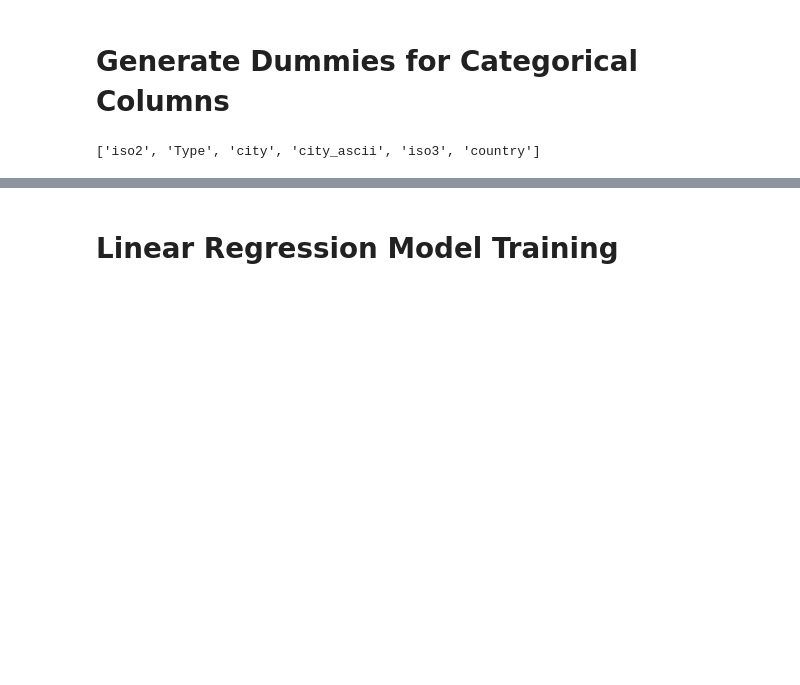
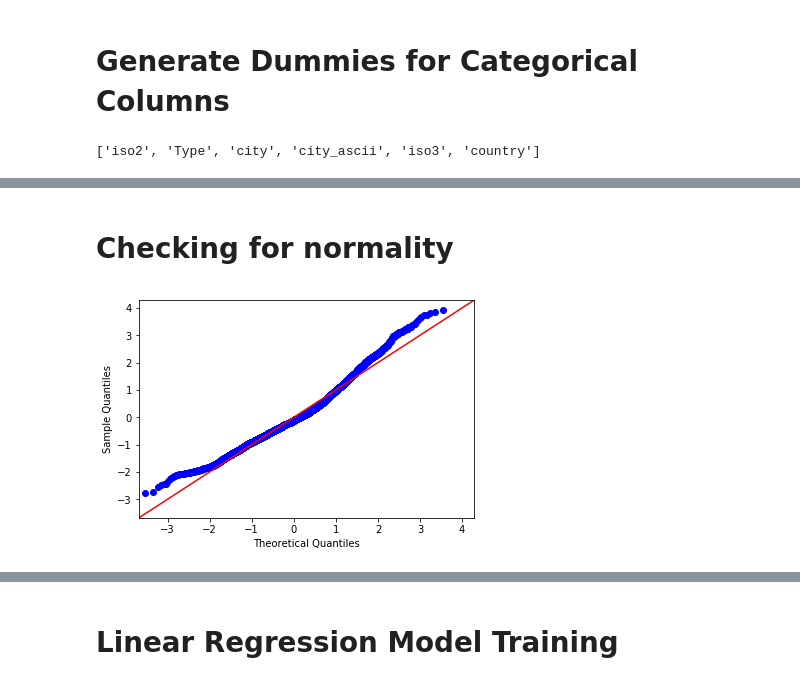
Before and after one commit to jankomah/Travel_Trends_Project, a Jupyter notebook: 4.Rmodels.ipynb, the cells around one changed output, grey strips where cells are left out. Saved outputs shown, nothing was run; the diff lists cells and outputs as text; code cells hidden in the pictures; blank space fills up the shorter version.

```diff
--- a/4.Rmodels.ipynb
+++ b/4.Rmodels.ipynb
@@ -338,0 +346,4 @@ df0.drop('Type' , 1 , inplace = True)
+# %%
+dfnew = df1.copy()
+# %%
+dfnew.drop('field1' , 1 , inplace = True)
@@ -338,0 +352,5 @@ df0.drop('Type' , 1 , inplace = True)
+# %%
+dfnew.columns = [col.replace("","_") for col in dfnew.columns]
+for col in x_cols:
+    dfnew[col] = (dfnew[col] - dfnew[col].mean())/dfnew[col].std()
+dfnew.head()
@@ -338,0 +417,7 @@ df0.drop('Type' , 1 , inplace = True)
+# %%
+outcome = 'PASSENGERS'
+x_cols = dfnew[['temperature_mean','precipitation', 'rain_days', 'pressure','cost_of_living_index','population','lat','lng']]
+predictors = '+'.join(x_cols)
+formula = outcome + '~' + predictors
+model = ols(formula=formula, data=dfnew).fit()
+model.summary()
@@ -338,0 +451,9 @@ df0.drop('Type' , 1 , inplace = True)
+# %% [markdown]
+# Checking for normality
+# %%
+
+import statsmodels.api as sm
+import scipy.stats as stats
+fig = sm.graphics.qqplot(model.resid, dist=stats.norm, line='45', fit=True)
+# %% [output]
+[figure, added]
```
Also changed, not shown: parts of 19 cells of this notebook.
